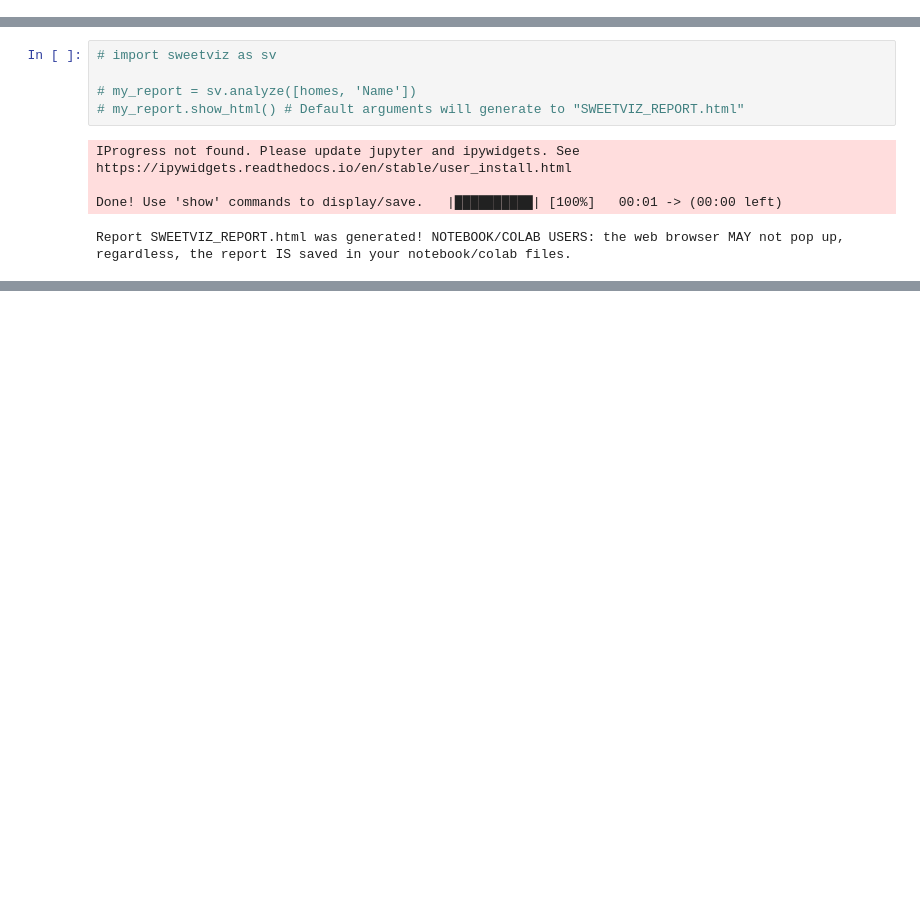
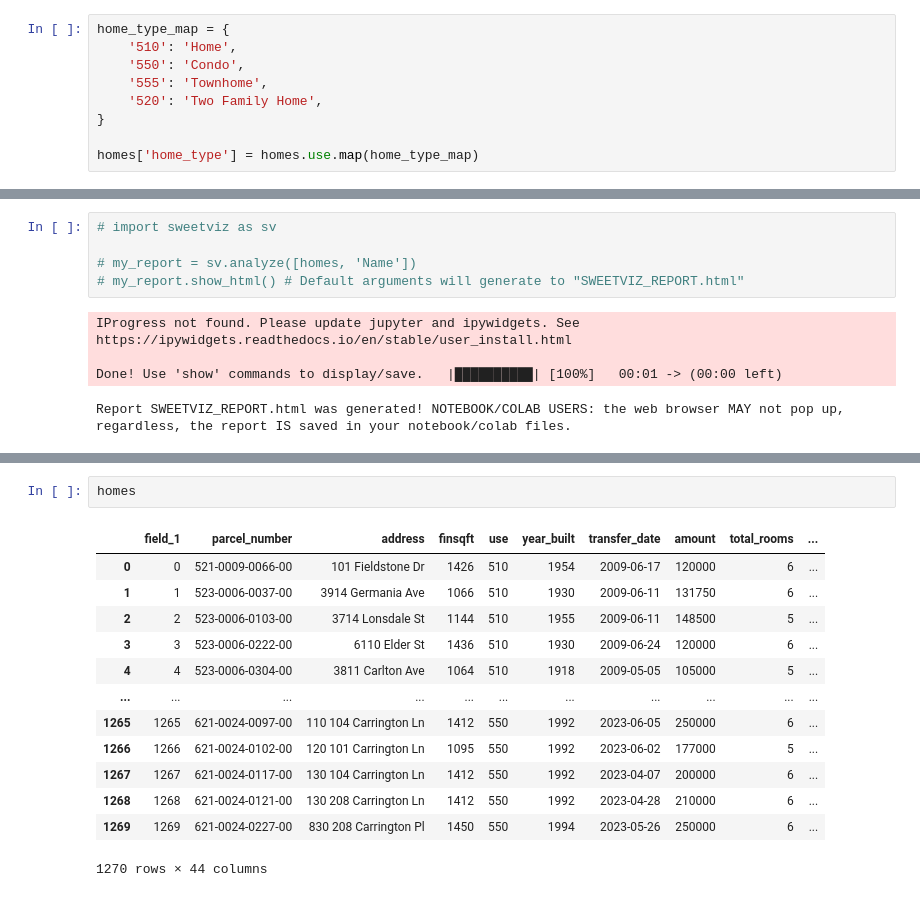
Before and after one commit to markbruner/projects, a Jupyter notebook: Hamilton County Homes/HamiltonCountyAddressVisualandAnalysis.ipynb, the cells around one changed output, grey strips where cells are left out. Cells and saved outputs as stored; diff of their text form; blank space fills up the shorter version.

```diff
--- a/Hamilton County Homes/HamiltonCountyAddressVisualandAnalysis.ipynb
+++ b/Hamilton County Homes/HamiltonCountyAddressVisualandAnalysis.ipynb
@@ -91,3 +95,12 @@ homes['idn'] = homes.school_district.map(district_idn_map)
+# %%
+home_type_map = {
+    '510': 'Home',
+    '550': 'Condo',
+    '555': 'Townhome',
+    '520': 'Two Family Home',
+}
+
+homes['home_type'] = homes.use.map(home_type_map)
 # %%
 import dash
 from dash import dcc, html
@@ -1129,3 +713,19 @@ for idx, row in homes.iterrows():
 
 # Display the map
 mymap.save('clustered_map.html')
+# %%
+homes
+# %% [output]
+|  | field_1 | parcel_number | address | finsqft | use | year_built | transfer_date | amount | total_rooms | ... |
+| 0 | 0 | 521-0009-0066-00 | 101 Fieldstone Dr | 1426 | 510 | 1954 | 2009-06-17 | 120000 | 6 | ... |
+| 1 | 1 | 523-0006-0037-00 | 3914 Germania Ave | 1066 | 510 | 1930 | 2009-06-11 | 131750 | 6 | ... |
+| 2 | 2 | 523-0006-0103-00 | 3714 Lonsdale St | 1144 | 510 | 1955 | 2009-06-11 | 148500 | 5 | ... |
+| 3 | 3 | 523-0006-0222-00 | 6110 Elder St | 1436 | 510 | 1930 | 2009-06-24 | 120000 | 6 | ... |
+| 4 | 4 | 523-0006-0304-00 | 3811 Carlton Ave | 1064 | 510 | 1918 | 2009-05-05 | 105000 | 5 | ... |
+| ... | ... | ... | ... | ... | ... | ... | ... | ... | ... | ... |
+| 1265 | 1265 | 621-0024-0097-00 | 110 104 Carrington Ln | 1412 | 550 | 1992 | 2023-06-05 | 250000 | 6 | ... |
+| 1266 | 1266 | 621-0024-0102-00 | 120 101 Carrington Ln | 1095 | 550 | 1992 | 2023-06-02 | 177000 | 5 | ... |
+| 1267 | 1267 | 621-0024-0117-00 | 130 104 Carrington Ln | 1412 | 550 | 1992 | 2023-04-07 | 200000 | 6 | ... |
+| 1268 | 1268 | 621-0024-0121-00 | 130 208 Carrington Ln | 1412 | 550 | 1992 | 2023-04-28 | 210000 | 6 | ... |
+| 1269 | 1269 | 621-0024-0227-00 | 830 208 Carrington Pl | 1450 | 550 | 1994 | 2023-05-26 | 250000 | 6 | ... |
+1270 rows × 44 columns
```
Also changed, not shown: parts of 10 cells of this notebook, 1 other file.
